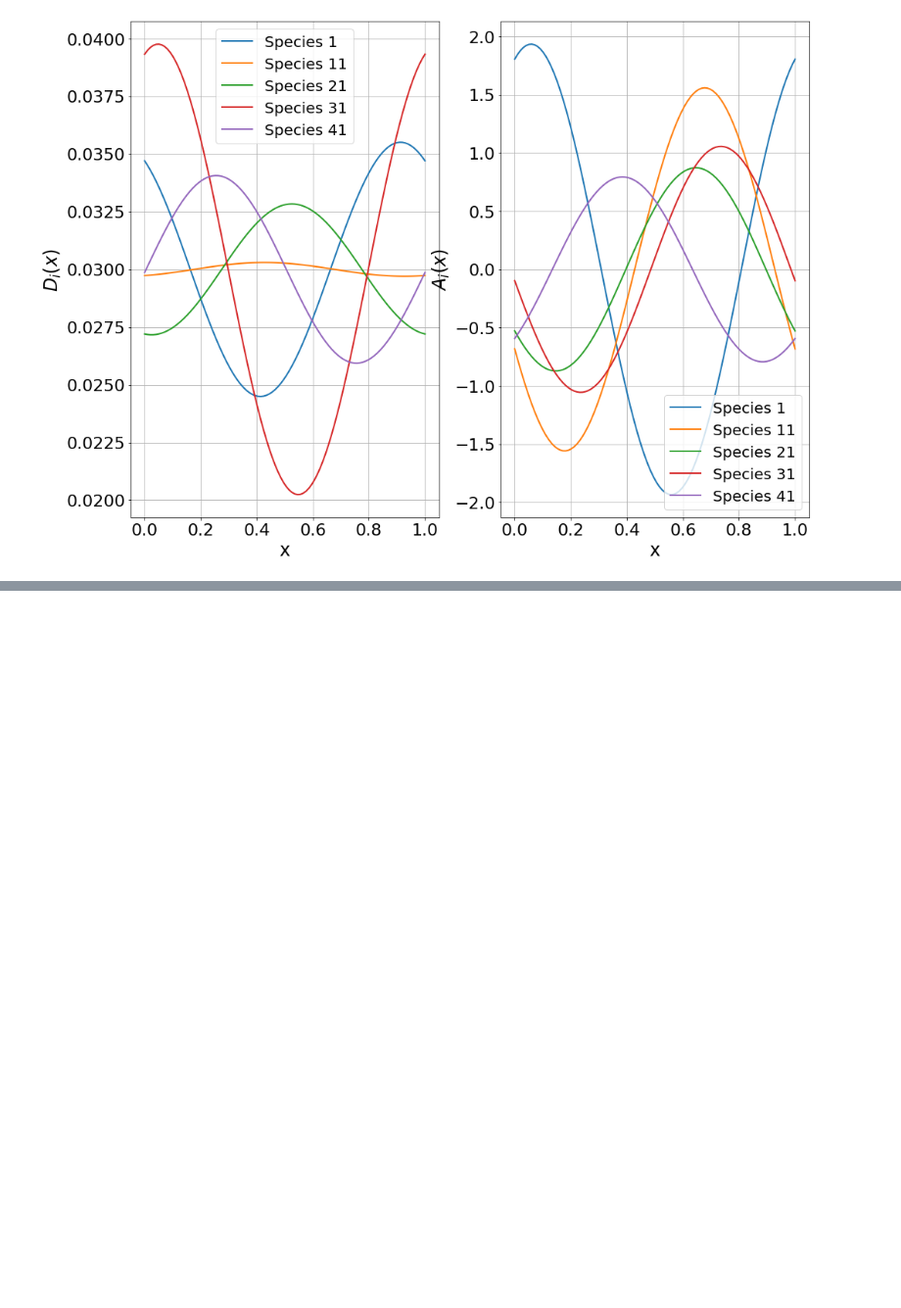
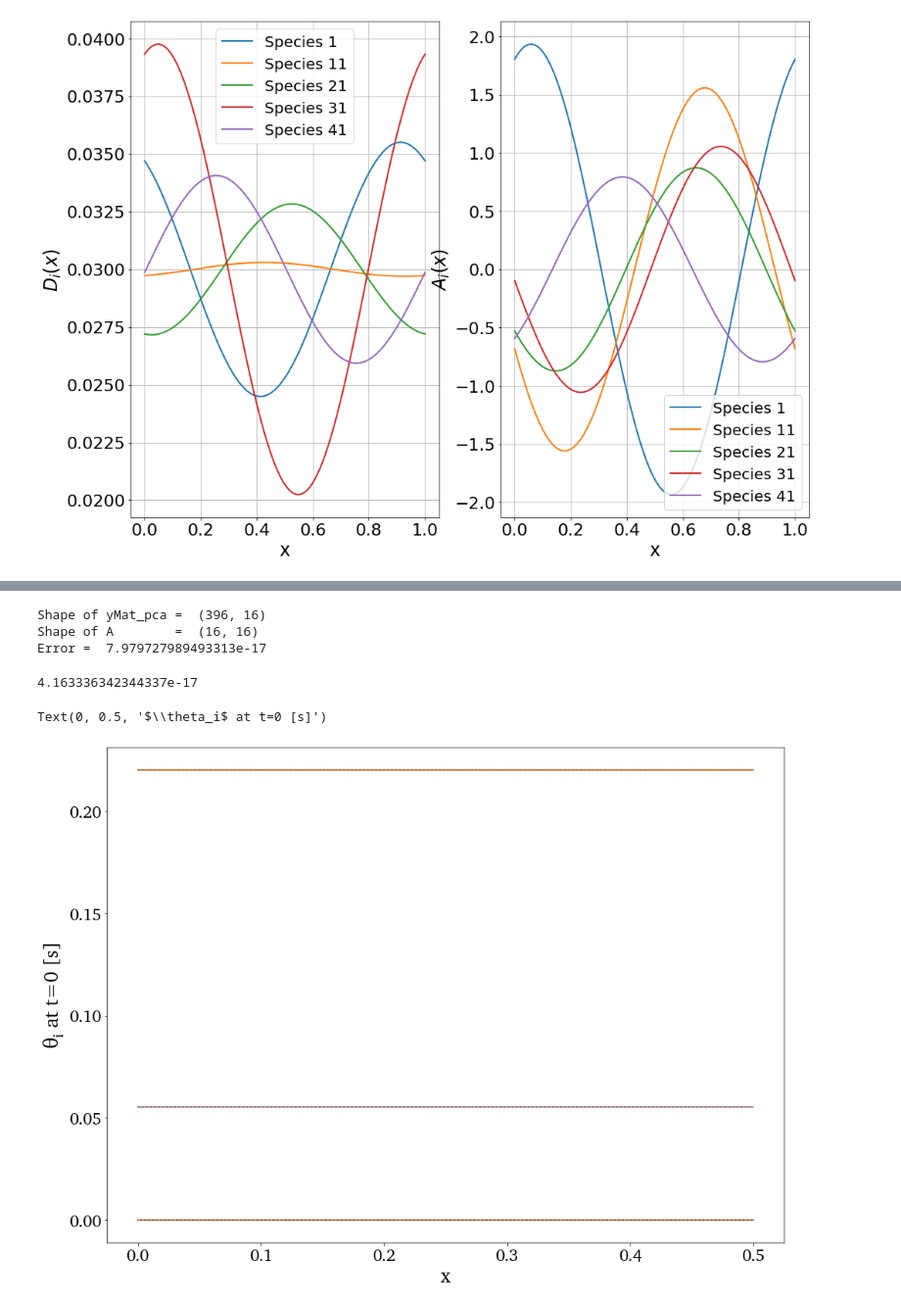
Before and after one commit to simoneventuri/ROMNet_, a Jupyter notebook: extra/PCA_ReactDiffAdvecEq/PCA_ReactDiffAdvecEq_Cantera.ipynb, the cells around one changed output, grey strips where cells are left out. Shown: that part at 98% size. Cells and saved outputs as stored; diff of their text form; code cells hidden in the pictures; blank space fills up the shorter version.

```diff
--- a/extra/PCA_ReactDiffAdvecEq/PCA_ReactDiffAdvecEq_Cantera.ipynb
+++ b/extra/PCA_ReactDiffAdvecEq/PCA_ReactDiffAdvecEq_Cantera.ipynb
@@ -305,5 +375,5 @@ plt.show()
 # %%
-ns_Red          = 10
+ns_Red          = nsClean
 
 # from sklearn.decomposition import PCA
 # pca             = PCA(n_components=ns_Red, whiten=False)
@@ -311,20 +381,20 @@ ns_Red          = 10
 # yMat_filtered   = pca.inverse_transform(yMat_pca.T)
 # singular_values = pca.singular_values_
 # AT              = pca.components_.T
-yMean           = np.zeros((ns,1))#pca.mean_[...,np.newaxis]
+yMean           = np.zeros((nsClean,1))#pca.mean_[...,np.newaxis]
 # A               = AT.T
 # yMat_ = (np.matmul(yMat_pca.T, A).T) + yMean
 
 from PCAfold import PCA as PCAA
-pca        = PCAA(yMat.T, scaling='auto', n_components=ns_Red)
-yMat_pca   = pca.transform(yMat.T, nocenter=False)
+pca        = PCAA(yClean, scaling='pareto', n_components=ns_Red)
+yMat_pca   = pca.transform(yClean, nocenter=False)
 C          = pca.X_center
 D          = pca.X_scale
 A          = pca.A[:,0:ns_Red].T
 L          = pca.L
 AT         = A.T
 # yMat_pca   = ((yMat.T - C)/D).dot(A)
-yMat_      = pca.reconstruct(yMat_pca, nocenter=False).T
+yMat_      = pca.reconstruct(yMat_pca, nocenter=False)
 
 
 # A                 = VT
@@ -352,19 +422,26 @@ yMat_      = pca.reconstruct(yMat_pca, nocenter=False).T
 ## For Verification:
 print('Shape of yMat_pca = ', yMat_pca.shape)
 print('Shape of A        = ', A.shape)
-print('Error = ', np.max(abs(yMat - yMat_)))
+print('Error = ', np.max(abs(yClean - yMat_)))
+# %% [output]
+Shape of yMat_pca =  (396, 16)
+Shape of A        =  (16, 16)
+Error =  7.979727989493313e-17
 # %%
 #DIFFUSION-REACTION OF MULTIPLE SCALARS - REDUCED
 
 X_Red  = X
-Y0_Red = np.matmul((Y0-yMean).T, AT).T
-#Y0_Red = pca.transform(Y0.T, nocenter=False).T
+Y0_Red = pca.transform(Y0Clean.T, nocenter=False).T
 y0_Red = np.zeros((ns_Red*nx))
 for i in range(0,ns_Red):
     y0_Red[0+i*nx:nx+i*nx] = Y0_Red[i,:]
 
 
+y0_Red = Y0_Red.T.flatten()
+
+
 ## For Verification:
-Y0_ = (np.matmul(Y0_Red.T, A) + np.repeat(yMean, Y0_Red.shape[1], axis=1).T).T
-#Y0_ = pca.reconstruct(Y0_Red.T, nocenter=False).T
-print(np.max(Y0-Y0_))
+Y0_    = pca.reconstruct(Y0_Red.T, nocenter=False).T
+print(np.max(abs(Y0Clean-Y0_)))
+# %% [output]
+4.163336342344337e-17
@@ -473,0 +448,11 @@ print(np.max(yMat - yMat_))
+# %%
+fig = plt.figure(figsize=(16, 12))
+plt.plot(xx, Y0Clean.T)
+plt.plot(xx, Y0_.T, ':')
+plt.xlabel('x')
+plt.ylabel(r'$\theta_i$ at t=0 [s]')
+
+#plt.savefig(FigDir+'/y0Clean.png', dpi=900)
+# %% [output]
+Text(0, 0.5, '$\\theta_i$ at t=0 [s]')
+[figure, added]
```
Also changed, not shown: parts of 22 cells of this notebook, 7 other files.
